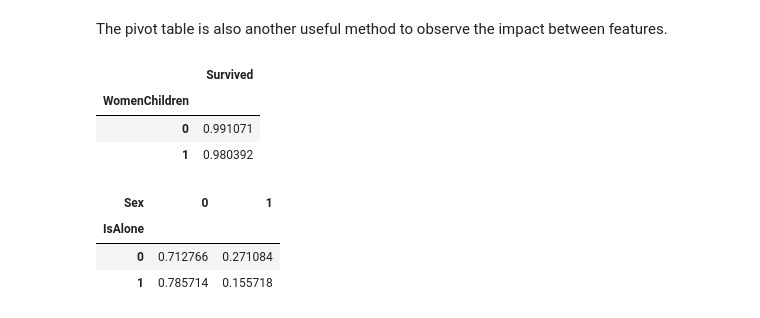
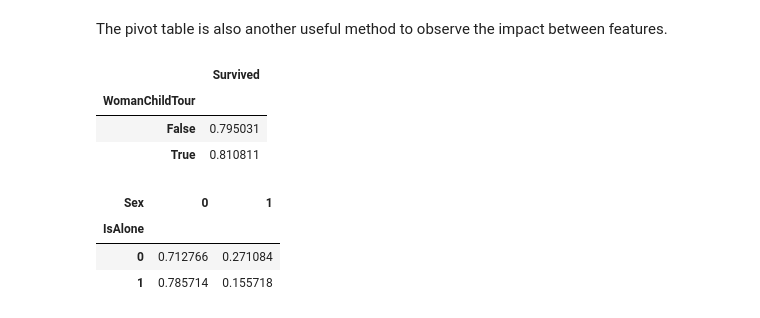
Before and after one commit to monthepp/kaggle, a Jupyter notebook: titanic_machine_learning_from_disaster/titanic_machine_learning_from_disaster.ipynb, the cells around one changed output. Saved outputs shown, nothing was run; the diff lists cells and outputs as text; code cells hidden in the pictures.

```diff
--- a/titanic_machine_learning_from_disaster/titanic_machine_learning_from_disaster.ipynb
+++ b/titanic_machine_learning_from_disaster/titanic_machine_learning_from_disaster.ipynb
@@ -126,7 +126,20 @@ data_df['HasCabin'] = data_df['CabinString'].apply(lambda x: 0 if pd.isnull(x) e
 data_df['Embarked'] = data_df['Embarked'].fillna(data_df['Embarked'].value_counts().idxmax())
 # %%
 # feature extraction: tour
-data_df['Tour'] = np.where(data_df['FamilySize'] == 1, '-1', data_df['Surname'] + data_df['Ticket'] + data_df['Fare'].apply(lambda x: str(x)))
+data_df['Tour'] = np.where(data_df['FamilySize'] == 1, '-1', data_df['Ticket'])
+# %%
+# feature extraction: woman and child tour
+temp_df = data_df.groupby('Tour')['IsWoman', 'IsChild'].transform('sum')
+temp_df.loc[data_df['Tour'] == '-1', ['IsWoman', 'IsChild']] = 0
+data_df['WomanChildTour'] = (temp_df['IsWoman'] >= 1) & (temp_df['IsChild'] >= 1)
+# %%
+# feature extraction: average survived for the same tour
+data_df['SurvivedTour'] = data_df.groupby('Tour')['Survived'].transform('mean')
+data_df.loc[(data_df['Tour'] == '-1') | (data_df['WomanChildTour'] == False), 'SurvivedTour'] = -1
+data_df['SurvivedTour'] = data_df['SurvivedTour'].fillna(-1)
+# %%
+# feature extraction: survived
+data_df['Survived'] = data_df['Survived'].fillna(0).astype('int')
 # %%
 data_df.head(n=3)
 # %% [output]
@@ -235,14 +248,14 @@ The pivot table is also another useful method to observe the impact between feat
 # %%
 # pivot table: women and children in the same tour
 pivottable = pd.pivot_table(data_df[(data_df['DataType'] == 1) & (data_df['IsAlone'] == 0)], aggfunc=np.mean,
-                            columns=None, index=['WomenChildren', 'Tour'], values='Survived').applymap(lambda x: 1 if x in (0, 1) else 0)
-pivottable = pivottable.groupby(level='WomenChildren').mean()
+                            columns=None, index=['WomanChildTour', 'Tour'], values='Survived').applymap(lambda x: 1 if x in (0, 1) else 0)
+pivottable = pivottable.groupby(level='WomanChildTour').mean()
 pivottable.style.background_gradient(cmap='Blues')
 # %% [output]
 |  | Survived |
-| WomenChildren |  |
-| 0 | 0.991071 |
-| 1 | 0.980392 |
+| WomanChildTour |  |
+| False | 0.795031 |
+| True | 0.810811 |
 # %%
 # pivot table
 pivottable = pd.pivot_table(data_df[data_df['DataType'] == 1], aggfunc=np.mean,
```
Also changed, not shown: parts of 16 cells of this notebook.
